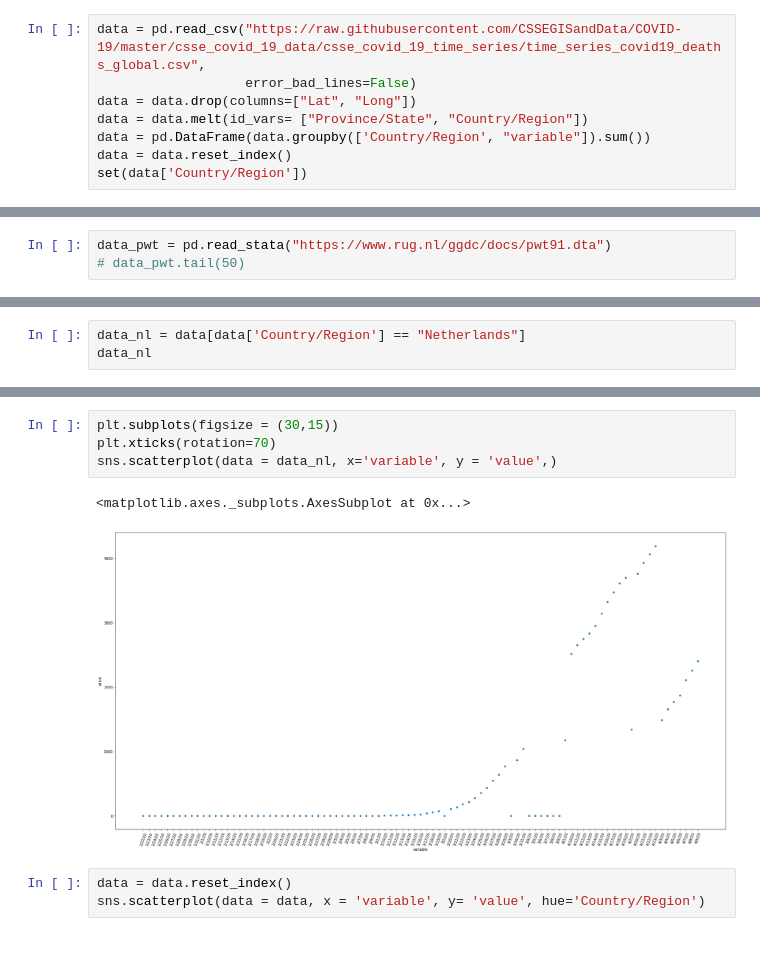
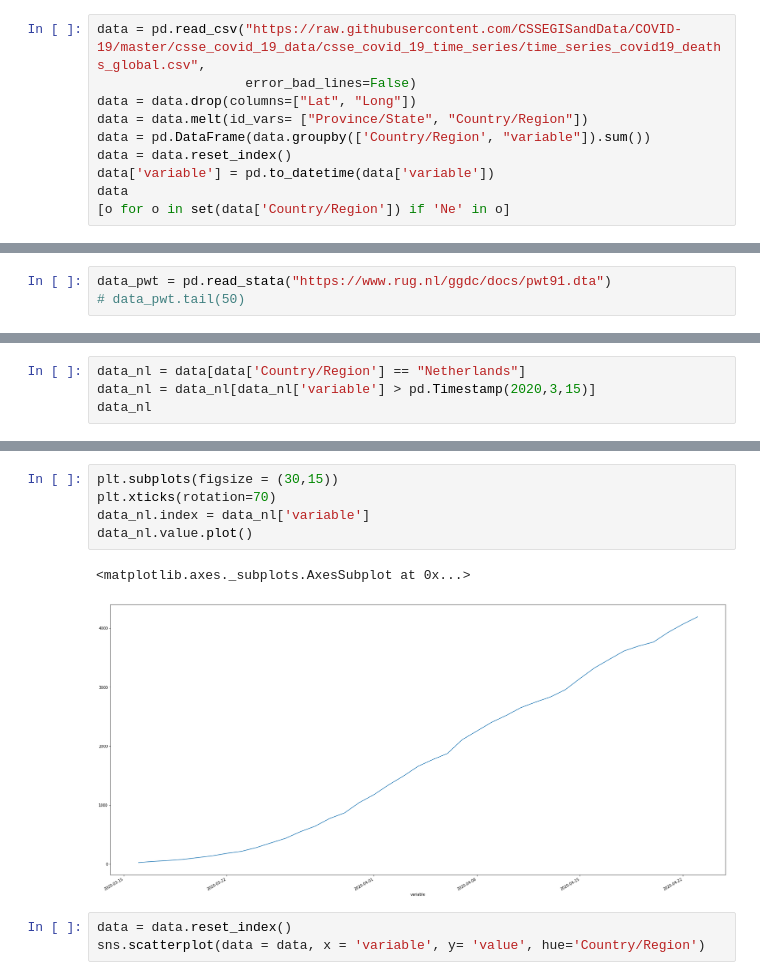
Before and after one commit to takotab/turbolamp, a Jupyter notebook: nbs/index.ipynb, the cells around one changed output, grey strips where cells are left out. Drawn from its saved outputs; the diff is of its cells as text; blank space fills up the shorter version.

```diff
--- a/nbs/index.ipynb
+++ b/nbs/index.ipynb
@@ -27,5 +27,7 @@ data = data.drop(columns=["Lat", "Long"])
 data = data.melt(id_vars= ["Province/State", "Country/Region"])
 data = pd.DataFrame(data.groupby(['Country/Region', "variable"]).sum())
 data = data.reset_index()
-set(data['Country/Region'])
+data['variable'] = pd.to_datetime(data['variable'])
+data
+[o for o in set(data['Country/Region']) if 'Ne' in o]
 # %% [output]
@@ -52,5 +62,6 @@ data_pwt = pd.read_stata("https://www.rug.nl/ggdc/docs/pwt91.dta")
 # %%
 data_nl = data[data['Country/Region'] == "Netherlands"]
+data_nl = data_nl[data_nl['variable'] > pd.Timestamp(2020,3,15)]
 data_nl
 # %% [output]
 |  | Country/Region | variable | value |
@@ -69,10 +84,11 @@ data_nl
 # %%
 plt.subplots(figsize = (30,15))
 plt.xticks(rotation=70)
-sns.scatterplot(data = data_nl, x='variable', y = 'value',)
+data_nl.index = data_nl['variable']
+data_nl.value.plot()
 # %% [output]
 <matplotlib.axes._subplots.AxesSubplot at 0x...>
-[figure, old version]
+[figure, new version]
 # %%
 data = data.reset_index()
 sns.scatterplot(data = data, x = 'variable', y= 'value', hue='Country/Region')
```
Also changed, not shown: parts of 3 cells of this notebook.
